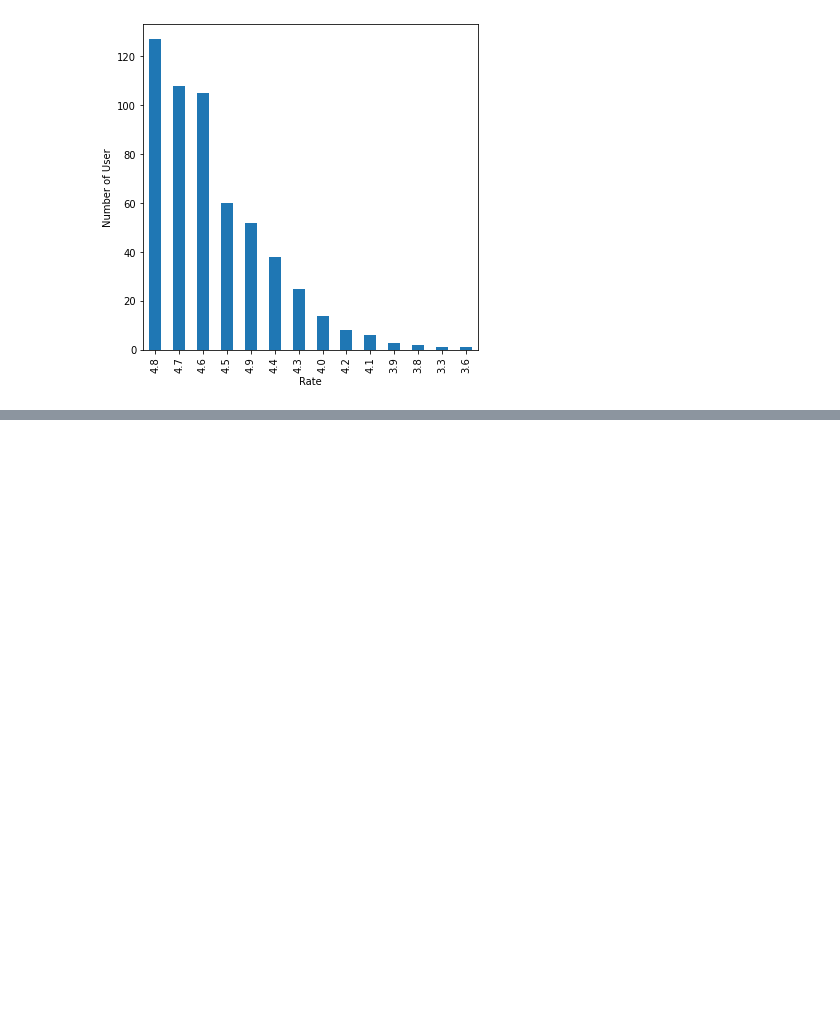
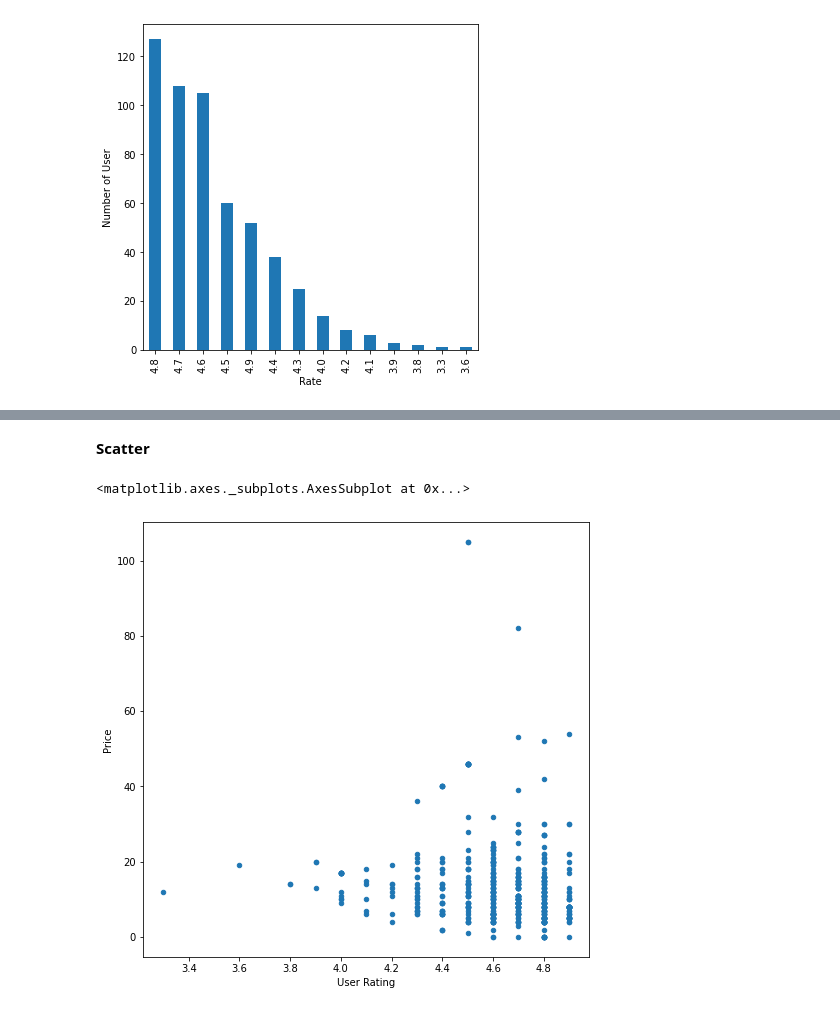
Before and after one commit to pridenous/NumPyLeasson, a Jupyter notebook: firstLeasson.ipynb, the cells around one changed output, grey strips where cells are left out. Saved outputs shown, nothing was run; the diff lists cells and outputs as text; code cells hidden in the pictures; blank space fills up the shorter version.

```diff
--- a/firstLeasson.ipynb
+++ b/firstLeasson.ipynb
@@ -46,0 +67,7 @@ Text(0.5, 0, 'Rate')
+# %% [markdown]
+**Scatter**
+# %%
+books.plot(kind='scatter', x='User Rating', y='Price', figsize=(8,8))
+# %% [output]
+<matplotlib.axes._subplots.AxesSubplot at 0x...>
+[figure, added]
```
Also changed, not shown: parts of 4 cells of this notebook.
